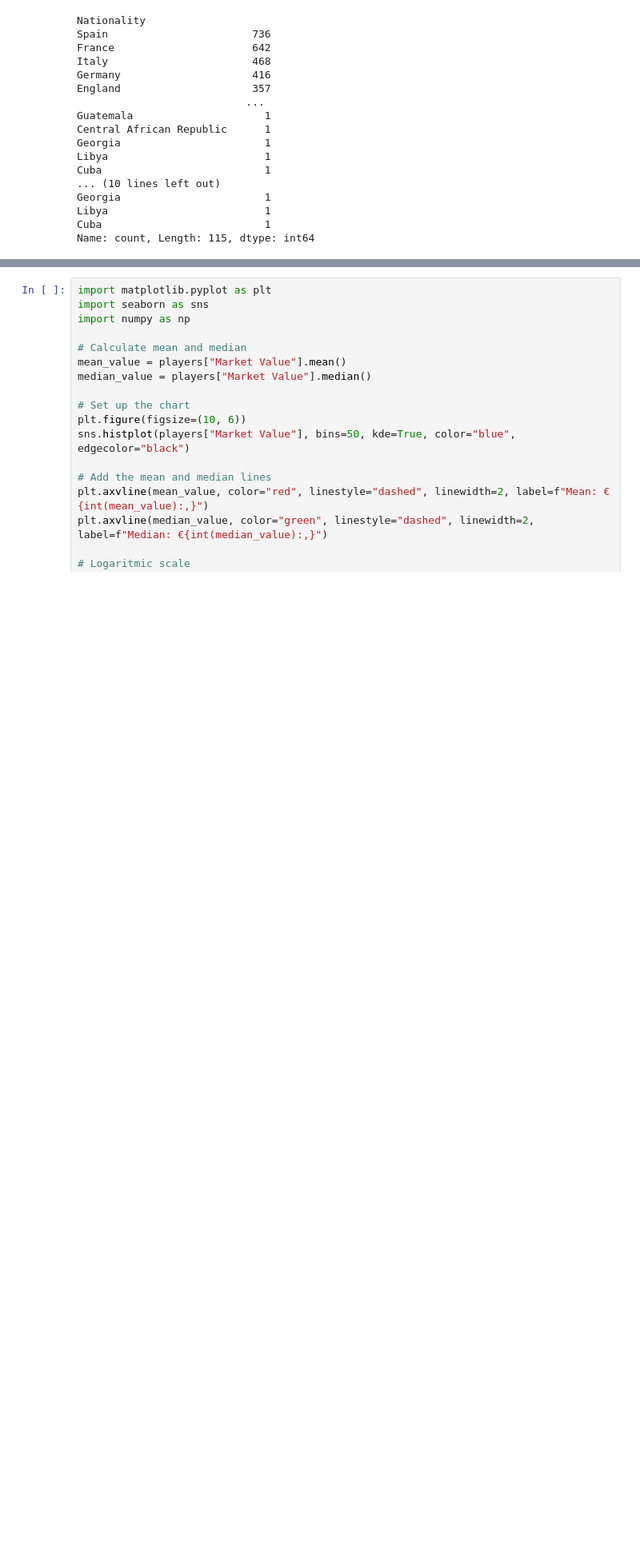
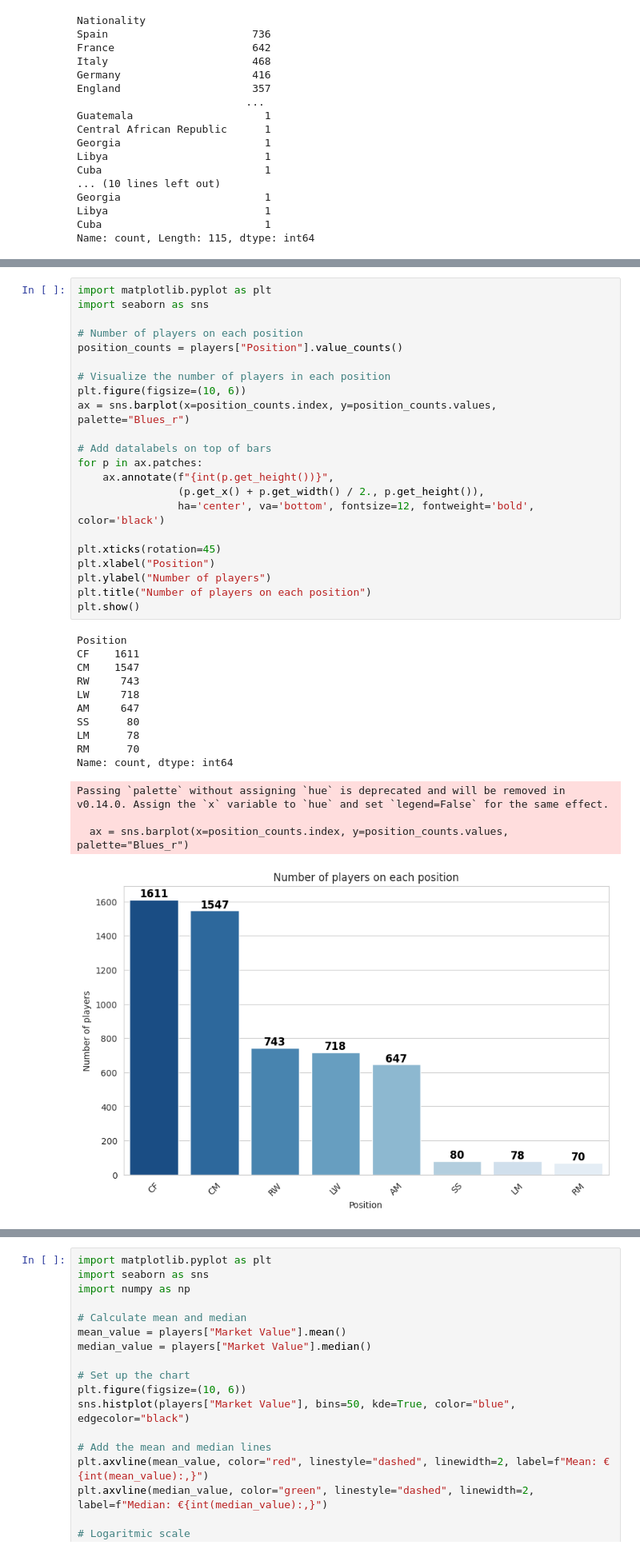
Before and after one commit to l3wandowskyy/Pricing-Footballers-Master, a Jupyter notebook: preditict_value_footballer.ipynb, the cells around one changed output, grey strips where cells are left out. Shown: that part at 80% size. Drawn from its saved outputs; the diff is of its cells as text; blank space fills up the shorter version.

```diff
--- a/preditict_value_footballer.ipynb
+++ b/preditict_value_footballer.ipynb
@@ -419,0 +436,37 @@ Percentage of 'Other' relative to the entire dataset: 19.8%
+# %%
+import matplotlib.pyplot as plt
+import seaborn as sns
+
+# Number of players on each position
+position_counts = players["Position"].value_counts()
+
+# Visualize the number of players in each position
+plt.figure(figsize=(10, 6))
+ax = sns.barplot(x=position_counts.index, y=position_counts.values, palette="Blues_r")
+
+# Add datalabels on top of bars
+for p in ax.patches:
+    ax.annotate(f"{int(p.get_height())}",
+                (p.get_x() + p.get_width() / 2., p.get_height()),
+                ha='center', va='bottom', fontsize=12, fontweight='bold', color='black')
+
+plt.xticks(rotation=45)
+plt.xlabel("Position")
+plt.ylabel("Number of players")
+plt.title("Number of players on each position")
+plt.show()
+# %% [output]
+Position
+CF    1611
+CM    1547
+RW     743
+LW     718
+AM     647
+SS      80
+LM      78
+RM      70
+Name: count, dtype: int64
+Passing `palette` without assigning `hue` is deprecated and will be removed in v0.14.0. Assign the `x` variable to `hue` and set `legend=False` for the same effect.
+
+  ax = sns.barplot(x=position_counts.index, y=position_counts.values, palette="Blues_r")
+[figure, added]
```
Also changed, not shown: parts of 12 cells of this notebook.
